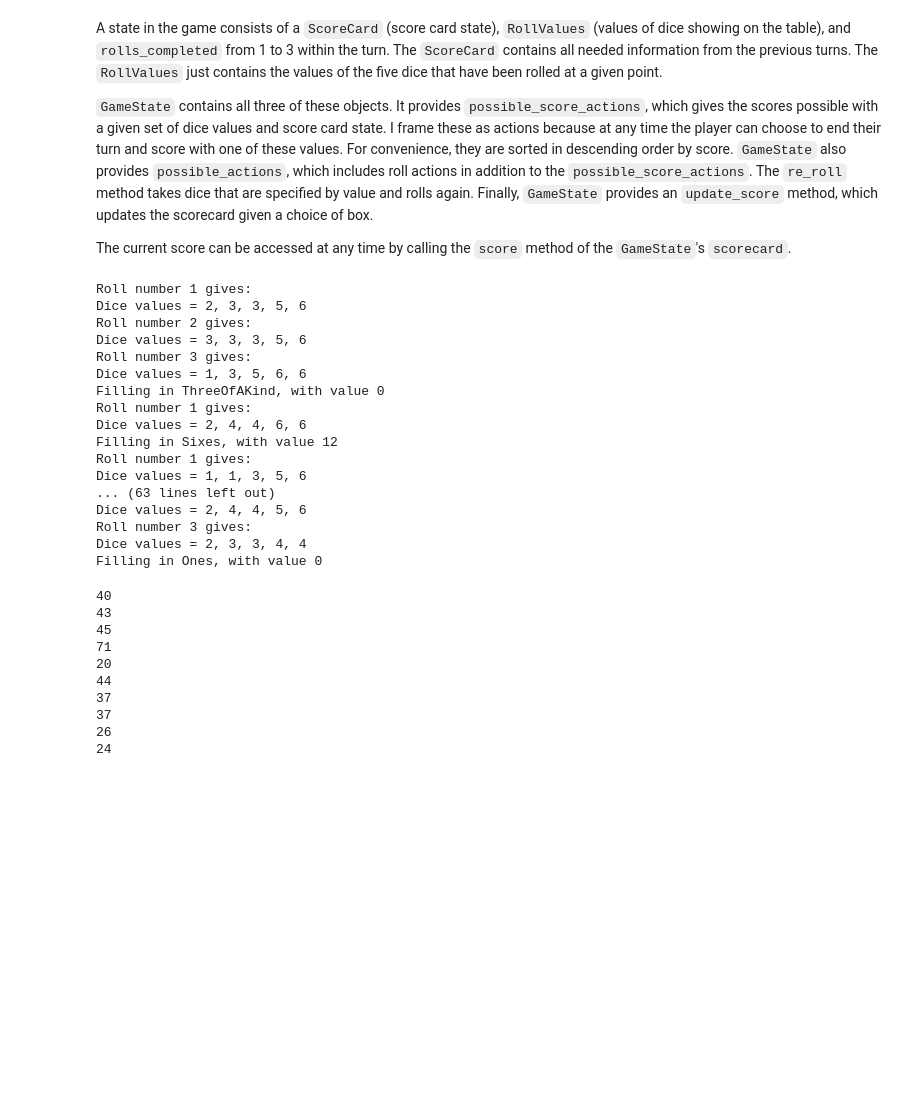
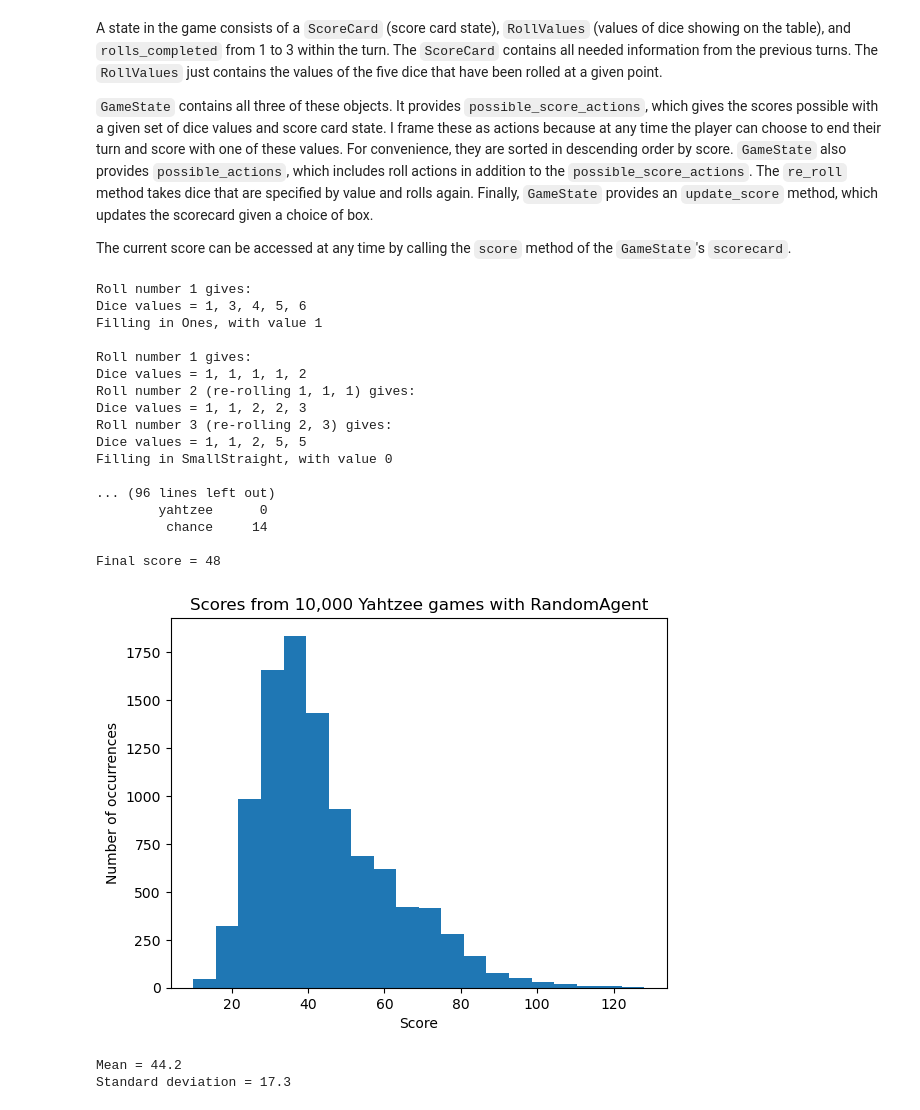
Before and after one commit to tdauer2718/yahtzee, a Jupyter notebook: yahtzee_sandbox.ipynb, the cells around one changed output. Drawn from its saved outputs; the diff is of its cells as text; code cells hidden in the pictures; blank space fills up the shorter version.

Commit message:
Clean up narration; run trials with RandomAgent

```diff
--- a/yahtzee_sandbox.ipynb
+++ b/yahtzee_sandbox.ipynb
@@ -177,7 +179,7 @@ class ScoreCard:
             raise ValueError("Attributes of ScoreCard must match Box enum values.")
 
     def __repr__(self):
-        return json.dumps(self.all_scores_dict, indent=2)
+        return pd.DataFrame(self.all_scores_dict.items(), columns=["Category", "Value"]).to_string(index=False)
 
     @property
     def top_scores_dict(self) -> Dict[str, Optional[int]]:
@@ -312,6 +314,12 @@ class GameState:
             raise ValueError("action must be an instance of `ScoreAction` or `RollAction`.")
 # %%
 class RandomAgent:
+    """
+    A completely random gameplay agent. At each timestep, it simply
+    chooses one of the allowed actions, uniformly at random.
+    It plays quite poorly, as often it chooses a `ScoreAction`
+    with score 0 even when there are easy better options.
+    """
     def __init__(self, narrate: bool = True):
         self.game_state = GameState(narrate=narrate)
 
@@ -320,38 +328,47 @@ class RandomAgent:
             while self.game_state.turn_started:
                 action = random.choice(self.game_state.possible_actions)
                 self.game_state.take_action(action)
+        if narrate:
+            print("Final scorecard:\n")
+            print(self.game_state.scorecard, end="\n\n")
+            print(f"Final score = {self.game_state.scorecard.score}")
 # %%
 random_agent = RandomAgent()
 # %% [output]
 Roll number 1 gives:
-Dice values = 2, 3, 3, 5, 6
-Roll number 2 gives:
-Dice values = 3, 3, 3, 5, 6
-Roll number 3 gives:
-Dice values = 1, 3, 5, 6, 6
-Filling in ThreeOfAKind, with value 0
+Dice values = 1, 3, 4, 5, 6
+Filling in Ones, with value 1
+
 Roll number 1 gives:
-Dice values = 2, 4, 4, 6, 6
-Filling in Sixes, with value 12
-Roll number 1 gives:
-Dice values = 1, 1, 3, 5, 6
-... (63 lines left out)
-Dice values = 2, 4, 4, 5, 6
-Roll number 3 gives:
-Dice values = 2, 3, 3, 4, 4
-Filling in Ones, with value 0
+Dice values = 1, 1, 1, 1, 2
+Roll number 2 (re-rolling 1, 1, 1) gives:
+Dice values = 1, 1, 2, 2, 3
+Roll number 3 (re-rolling 2, 3) gives:
+Dice values = 1, 1, 2, 5, 5
+Filling in SmallStraight, with value 0
+
+... (96 lines left out)
+        yahtzee      0
+         chance     14
+
+Final score = 48
 # %%
-for _ in range(10):
+random_agent_scores = []
+
+for _ in range(10000):
     random_agent = RandomAgent(narrate=False)
-    print(random_agent.game_state.scorecard.score)
+    random_agent_scores.append(random_agent.game_state.scorecard.score)
-# %% [output]
-40
-43
-45
-71
-20
-44
-37
-37
-26
-24
+# %%
+plt.hist(random_agent_scores, bins=20)
+plt.xlabel("Score")
+plt.ylabel("Number of occurrences")
+plt.title("Scores from 10,000 Yahtzee games with RandomAgent")
+plt.show()
+# %% [output]
+[figure, added]
+# %%
+print(f"Mean = {np.mean(random_agent_scores):.3g}")
+print(f"Standard deviation = {np.std(random_agent_scores):.3g}")
+# %% [output]
+Mean = 44.2
+Standard deviation = 17.3
```
Also changed, not shown: parts of 3 cells of this notebook.
